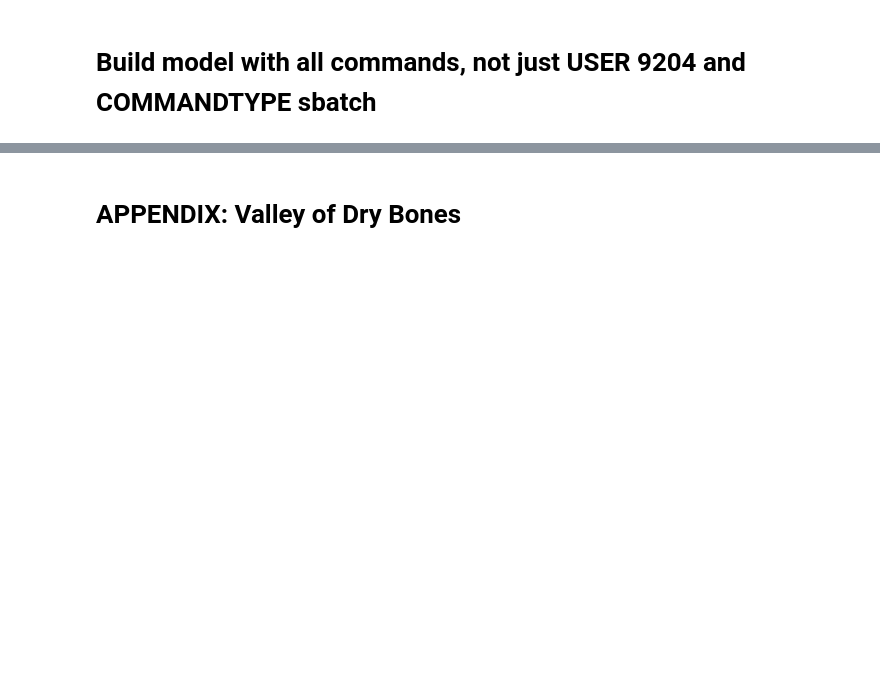
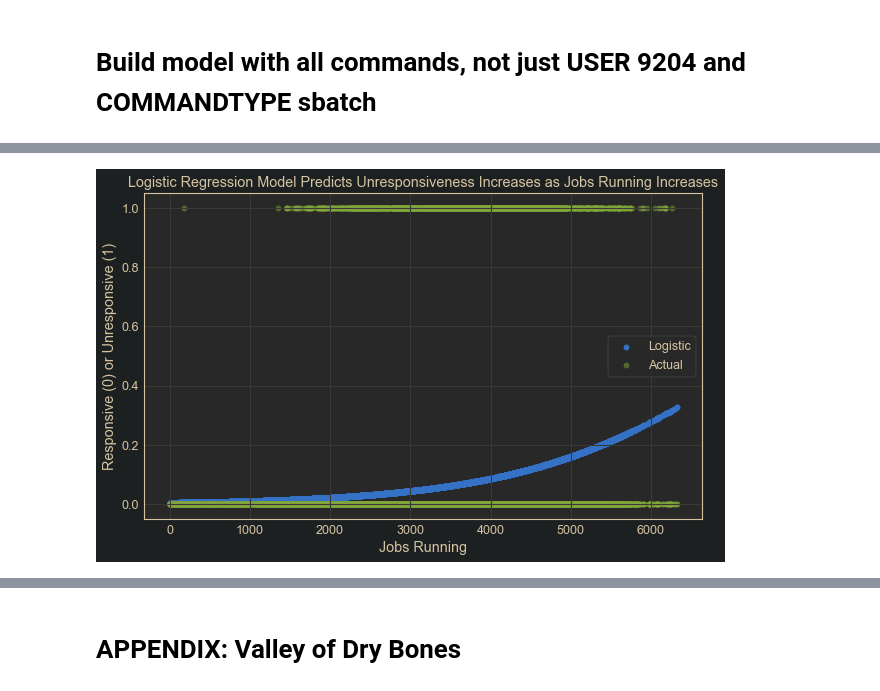
Before and after one commit to jrioross/accre-data-nerds, a Jupyter notebook: notebooks/jrr_03_model_refined.ipynb, the cells around one changed output, grey strips where cells are left out. Saved outputs shown, nothing was run; the diff lists cells and outputs as text; code cells hidden in the pictures; blank space fills up the shorter version.

Commit message:
Wrote function for preparing model dfs; made logreg model jobs running, aka, concurrent processes.

```diff
--- a/notebooks/jrr_03_model_refined.ipynb
+++ b/notebooks/jrr_03_model_refined.ipynb
@@ -259,0 +325,2 @@ Logistic AIC: 6405999.756862564
+# %%
+slurm_testing_JOBSRUNNING = rollmodel_df(testing, 'BEGIN', True)
@@ -259,0 +382,17 @@ Logistic AIC: 6405999.756862564
+# %%
+fig, ax = plt.subplots(figsize = (10,6))
+
+x = slurm_testing_JOBSRUNNING['JOBSRUNNINGBEGIN']
+y_logistic = logistic(x = x, a = -5.1497, b =0.0007)
+plt.scatter(x, y_logistic, label = 'Logistic')
+
+x = slurm_testing_JOBSRUNNING['JOBSRUNNINGBEGIN']
+y = slurm_testing_JOBSRUNNING['UNRESPONSIVE'].astype('int')
+plt.scatter(x, y, label = 'Actual', alpha = 0.5)
+#ax.axhline(0.5)
+plt.legend()
+plt.title("Logistic Regression Model Predicts Unresponsiveness Increases as Jobs Running Increases")
+plt.ylabel("Responsive (0) or Unresponsive (1)")
+plt.xlabel("Jobs Running");
+# %% [output]
+[figure, added]
```
Also changed, not shown: parts of 44 cells of this notebook, 3 other files.
